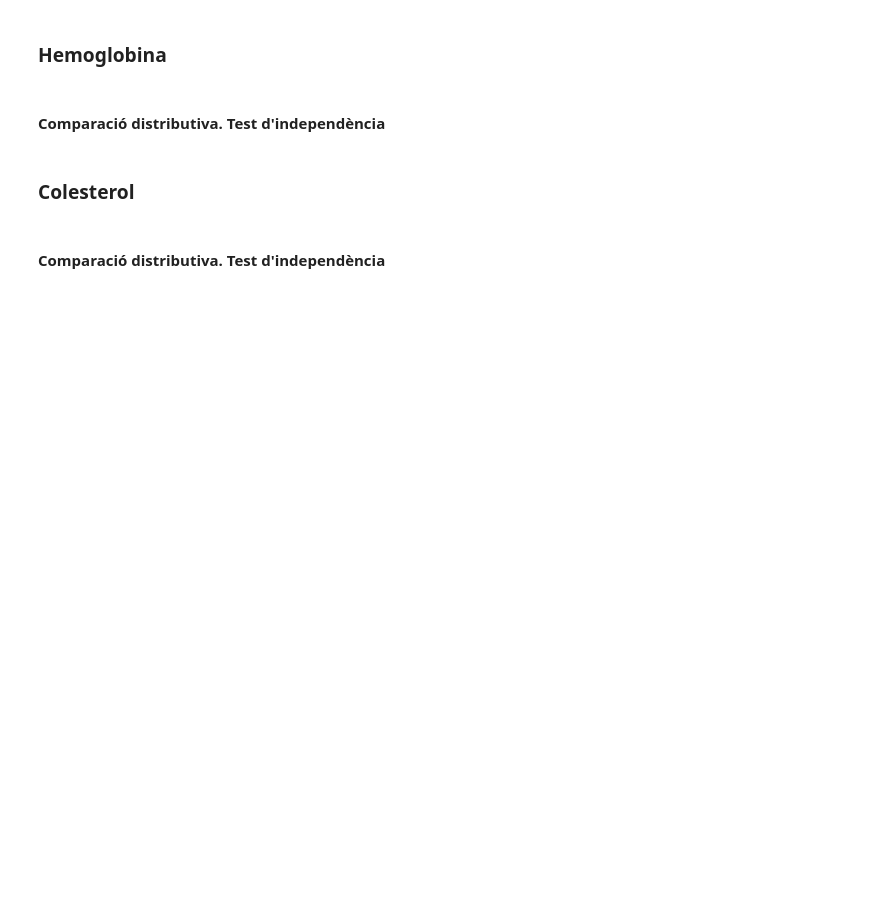
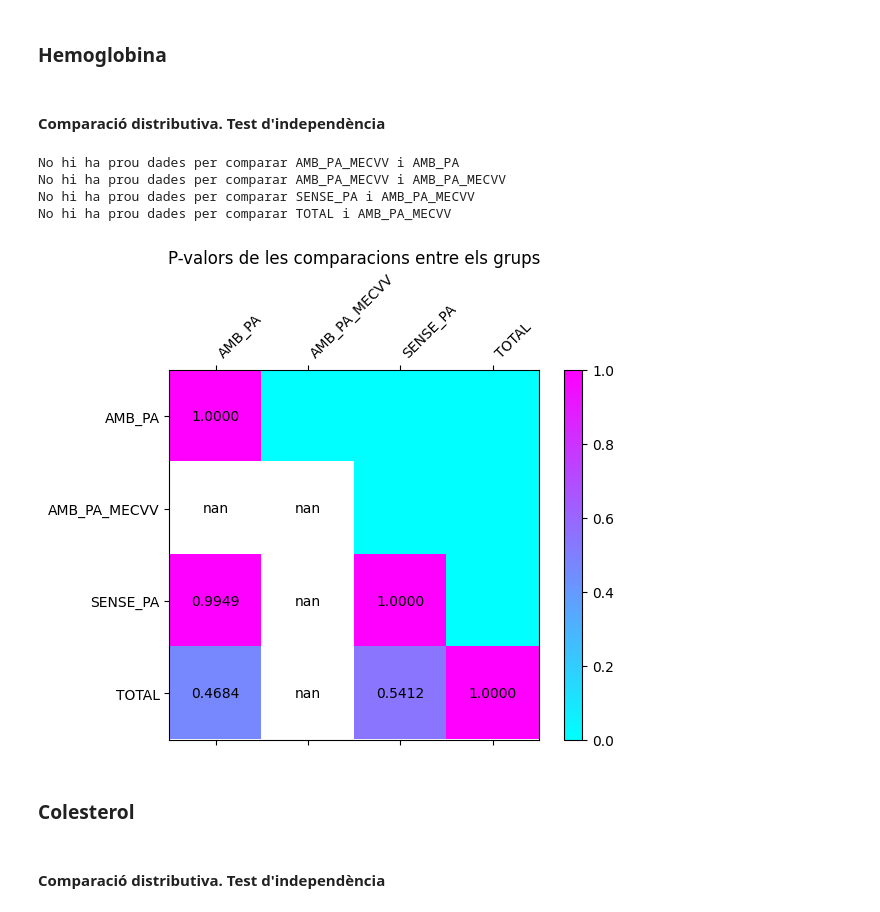
Before and after one commit to MCastelH/PRACTICUM, a Jupyter notebook: general+tests+lab.ipynb, the cells around one changed output. Saved outputs shown, nothing was run; the diff lists cells and outputs as text; code cells hidden in the pictures; blank space fills up the shorter version.

```diff
--- a/general+tests+lab.ipynb
+++ b/general+tests+lab.ipynb
@@ -407,7 +582,13 @@ test_indepe_plot({'AMB_PA': AMB_PA['Total Proteins'], 'AMB_PA_MECVV': AMB_PA_MEC
 # %% [markdown]
 #### Comparació distributiva. Test d'independència
 # %%
-test_indepe_plot({'AMB_PA': AMB_PA['Hemoglobin'], 'AMB_PA_MECVV': AMB_PA_MECVV['Hemoglobin'], 'SENSE_PA': SENSE_PA['Hemoglobin'], 'TOTAL': TOTAL['Hemoglobin']})
+test_indepe_plot({'AMB_PA': AMB_PA['Hemoglobina'], 'AMB_PA_MECVV': AMB_PA_MECVV['Hemoglobina'], 'SENSE_PA': SENSE_PA['Hemoglobina'], 'TOTAL': TOTAL['Hemoglobina']})
+# %% [output]
+No hi ha prou dades per comparar AMB_PA_MECVV i AMB_PA
+No hi ha prou dades per comparar AMB_PA_MECVV i AMB_PA_MECVV
+No hi ha prou dades per comparar SENSE_PA i AMB_PA_MECVV
+No hi ha prou dades per comparar TOTAL i AMB_PA_MECVV
+[figure, added]
 # %% [markdown]
 ### Colesterol
 # %% [markdown]
```
Also changed, not shown: parts of 21 cells of this notebook, 6 other files.
